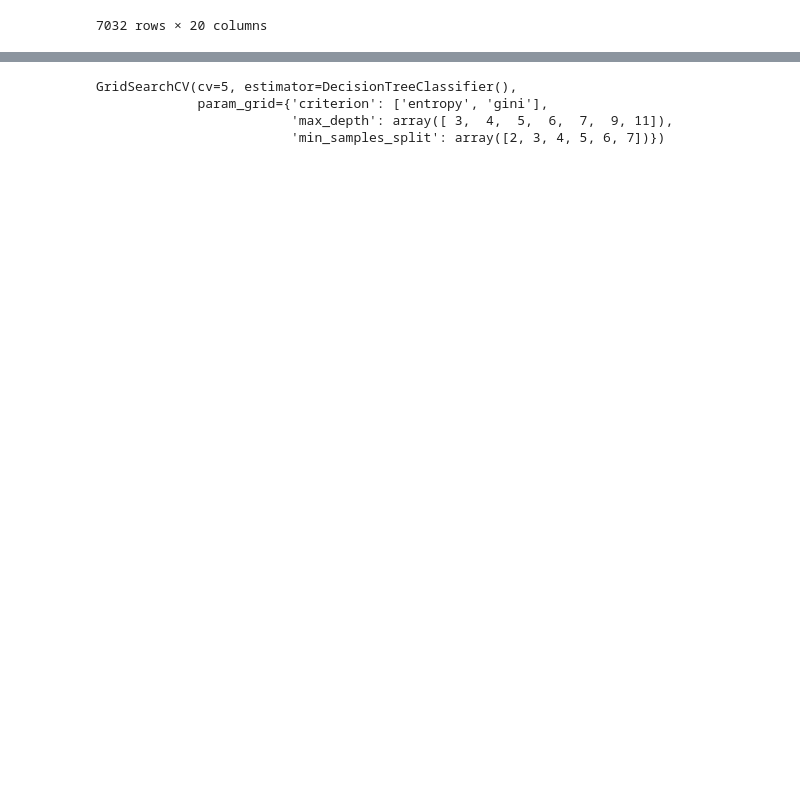
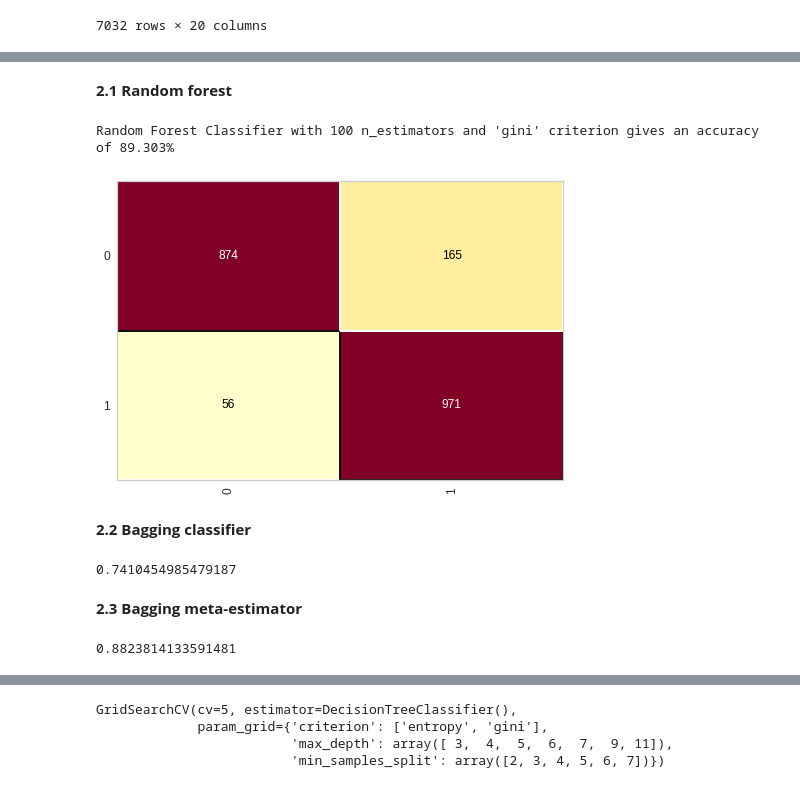
Before and after one commit to Shankar0x/CSE305_EnsembleChurnProject, a Jupyter notebook: main.ipynb, the cells around one changed output, grey strips where cells are left out. Cells and saved outputs as stored; diff of their text form; code cells hidden in the pictures; blank space fills up the shorter version.

```diff
--- a/main.ipynb
+++ b/main.ipynb
@@ -928,0 +908,35 @@ LogReg:  0.8695652173913043
+# %% [markdown]
+<b> 2.1 Random forest
+# %%
+from sklearn.ensemble import RandomForestClassifier
+random_forest = RandomForestClassifier(n_estimators = 100, criterion = 'gini', random_state = 0)
+random_forest.fit(x_train, y_train)
+previsoes = random_forest.predict(x_test)
+from yellowbrick.classifier import ConfusionMatrix
+cm = ConfusionMatrix(random_forest)
+cm.fit(x_train, y_train)
+print(f"Random Forest Classifier with {100} n_estimators and 'gini' criterion gives an accuracy of {round(cm.score(x_test, y_test)*100,3)}%")
+# %% [output]
+Random Forest Classifier with 100 n_estimators and 'gini' criterion gives an accuracy of 89.303%
+[figure, added]
+# %% [markdown]
+<b> 2.2 Bagging classifier
+# %%
+from sklearn.svm import SVC
+from sklearn.ensemble import BaggingClassifier
+clf = BaggingClassifier(base_estimator=SVC(),
+                        n_estimators=10, random_state=0).fit(x_train, y_train)
+y_pred_6 = clf.predict(x_test)
+print(accuracy_score(y_test, y_pred_6))
+# %% [output]
+0.7410454985479187
+# %% [markdown]
+<b> 2.3 Bagging meta-estimator
+# %%
+from sklearn.ensemble import BaggingClassifier
+from sklearn import tree
+model = BaggingClassifier(tree.DecisionTreeClassifier(random_state=1))
+model.fit(x_train, y_train)
+model.score(x_test,y_test)
+# %% [output]
+0.8823814133591481
```
Also changed, not shown: parts of 76 cells of this notebook, 7 other files.
